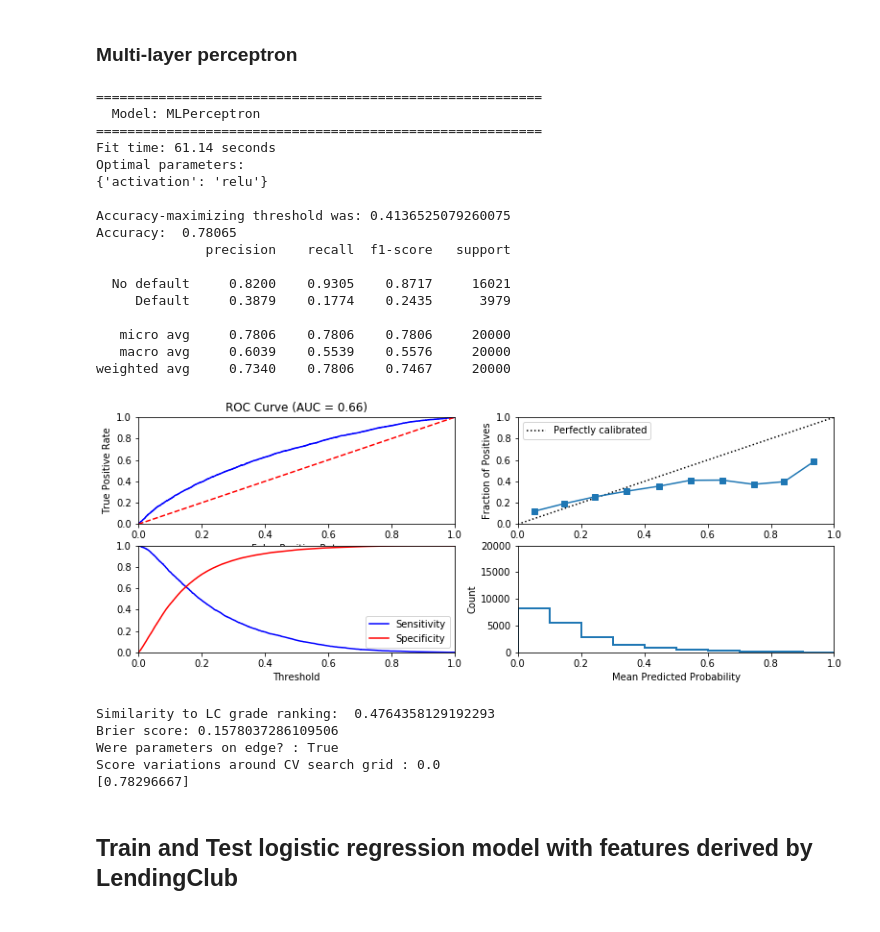
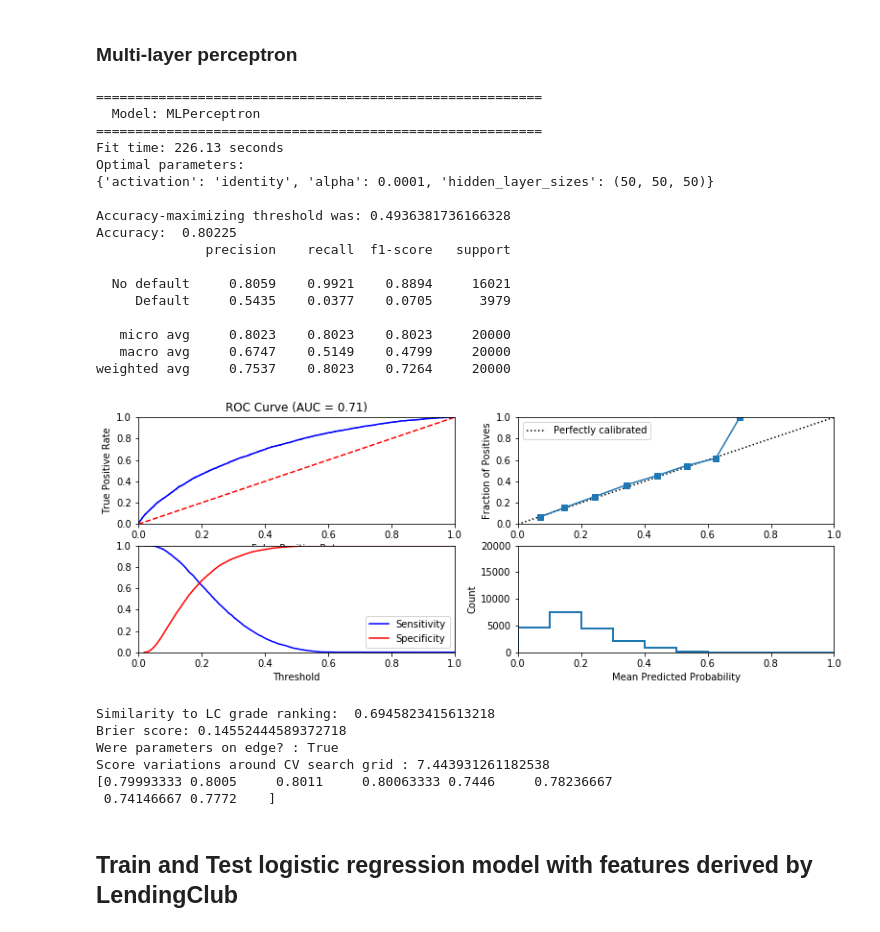
Before and after one commit to Oldyeller89/ML_PeerLending_CaseStudy, a Jupyter notebook: Phase3/CS-Phase 3-Rev2.ipynb, the cells around one changed output. Saved outputs shown, nothing was run; the diff lists cells and outputs as text; code cells hidden in the pictures.

Commit message:
Updated some cv_params and got MLP & RF to run.

```diff
--- a/Phase3/CS-Phase 3-Rev2.ipynb
+++ b/Phase3/CS-Phase 3-Rev2.ipynb
@@ -754,41 +754,44 @@ plt.show()
 # %%
 ## GHAZAL HAS NOT BEEN ABLE TO RUN THIS
 ## Train and test a multi-layer perceptron classifier
 mlp = MLPClassifier()
-cv_parameters = {'activation': ['relu']}
+cv_parameters = {'hidden_layer_sizes': [(25,25,25), (50,50,50), (50,100,50), (100,)],
+                 'alpha': [0.01, 0.001, 0.0001, 0.00001],
+                 'activation': ['identity', 'logistic', 'tanh', 'relu']}
 # cv_parameters = {'hidden_layer_sizes': [(50,50,50), (100,)],
 #                  'alpha': [0.01, 0.0001],
 #                  'activation': ['identity', 'relu']}
 # cv_parameters = {'hidden_layer_sizes':[x for x in itertools.product((10,20,50),repeat=3)],
 #                  'alpha': 10.0 ** -np.arange(2, 6),
 #                  'activation': ['identity', 'logistic', 'tanh', 'relu']}
 mlp = fit_classification(model=mlp,data_dict=data_dict,
                     cv_parameters=cv_parameters,model_name="MLPerceptron",
                     random_state=default_seed)
 # %% [output]
 =========================================================
   Model: MLPerceptron
 =========================================================
-Fit time: 61.14 seconds
+Fit time: 226.13 seconds
 Optimal parameters:
-{'activation': 'relu'}
+{'activation': 'identity', 'alpha': 0.0001, 'hidden_layer_sizes': (50, 50, 50)}
 
-Accuracy-maximizing threshold was: 0.4136525079260075
-Accuracy:  0.78065
+Accuracy-maximizing threshold was: 0.4936381736166328
+Accuracy:  0.80225
               precision    recall  f1-score   support
 
-  No default     0.8200    0.9305    0.8717     16021
-     Default     0.3879    0.1774    0.2435      3979
+  No default     0.8059    0.9921    0.8894     16021
+     Default     0.5435    0.0377    0.0705      3979
 
-   micro avg     0.7806    0.7806    0.7806     20000
-   macro avg     0.6039    0.5539    0.5576     20000
-weighted avg     0.7340    0.7806    0.7467     20000
+   micro avg     0.8023    0.8023    0.8023     20000
+   macro avg     0.6747    0.5149    0.4799     20000
+weighted avg     0.7537    0.8023    0.7264     20000
-[figure, old version]
+[figure, new version]
-Similarity to LC grade ranking:  0.4764358129192293
-Brier score: 0.1578037286109506
+Similarity to LC grade ranking:  0.6945823415613218
+Brier score: 0.14552444589372718
 Were parameters on edge? : True
-Score variations around CV search grid : 0.0
-[0.78296667]
+Score variations around CV search grid : 7.443931261182538
+[0.79993333 0.8005     0.8011     0.80063333 0.7446     0.78236667
+ 0.74146667 0.7772    ]
 # %% [markdown]
 ## Train and Test logistic regression model with features derived by LendingClub
 # %%
```
Also changed, not shown: parts of 27 cells of this notebook, 2 other files.
